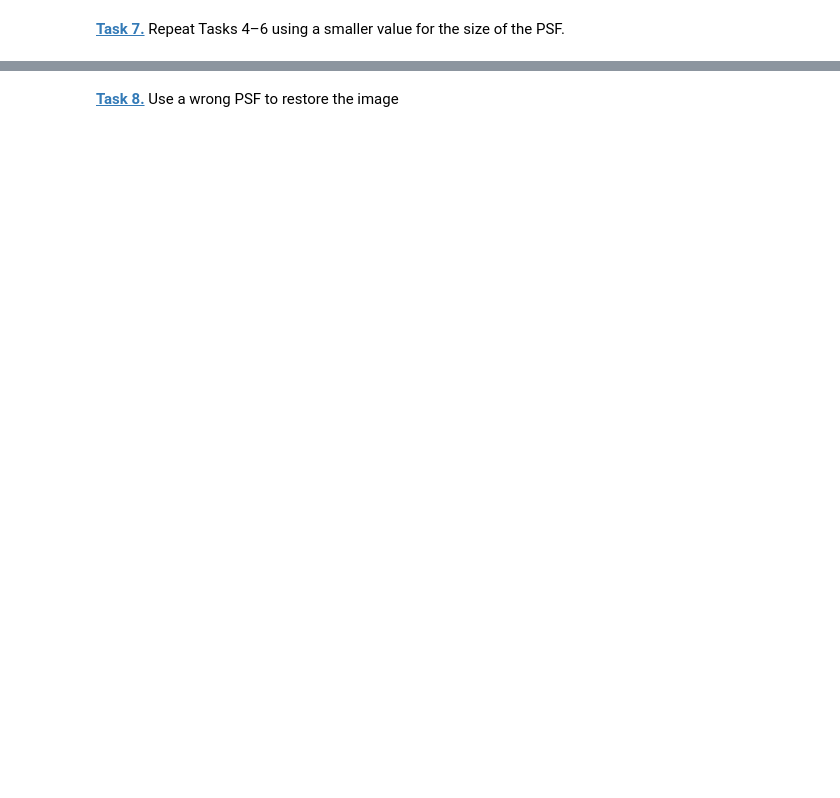
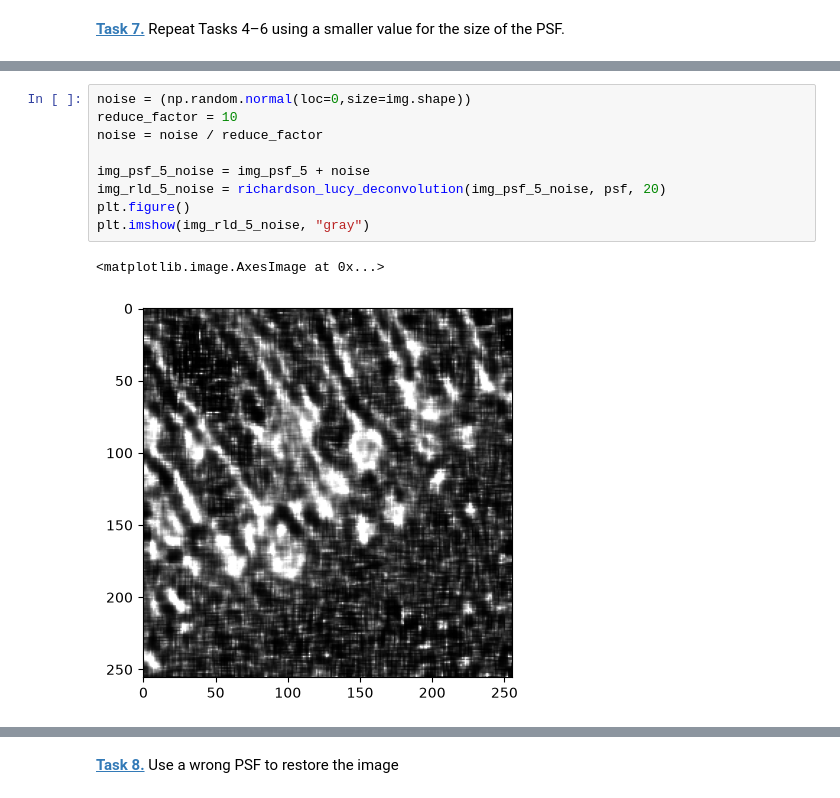
Before and after one commit to tilmannstieglitz/mobi-fs5-python, a Jupyter notebook: deconvolution.ipynb, the cells around one changed output, grey strips where cells are left out. Cells and saved outputs as stored; diff of their text form; blank space fills up the shorter version.

```diff
--- a/deconvolution.ipynb
+++ b/deconvolution.ipynb
@@ -107,0 +144,12 @@ plt.imshow(deconv_img_noise, "gray")
+# %%
+noise = (np.random.normal(loc=0,size=img.shape))
+reduce_factor = 10
+noise = noise / reduce_factor
+
+img_psf_5_noise = img_psf_5 + noise
+img_rld_5_noise = richardson_lucy_deconvolution(img_psf_5_noise, psf, 20)
+plt.figure()
+plt.imshow(img_rld_5_noise, "gray")
+# %% [output]
+<matplotlib.image.AxesImage at 0x...>
+[figure, added]
```
Also changed, not shown: parts of 6 cells of this notebook.
